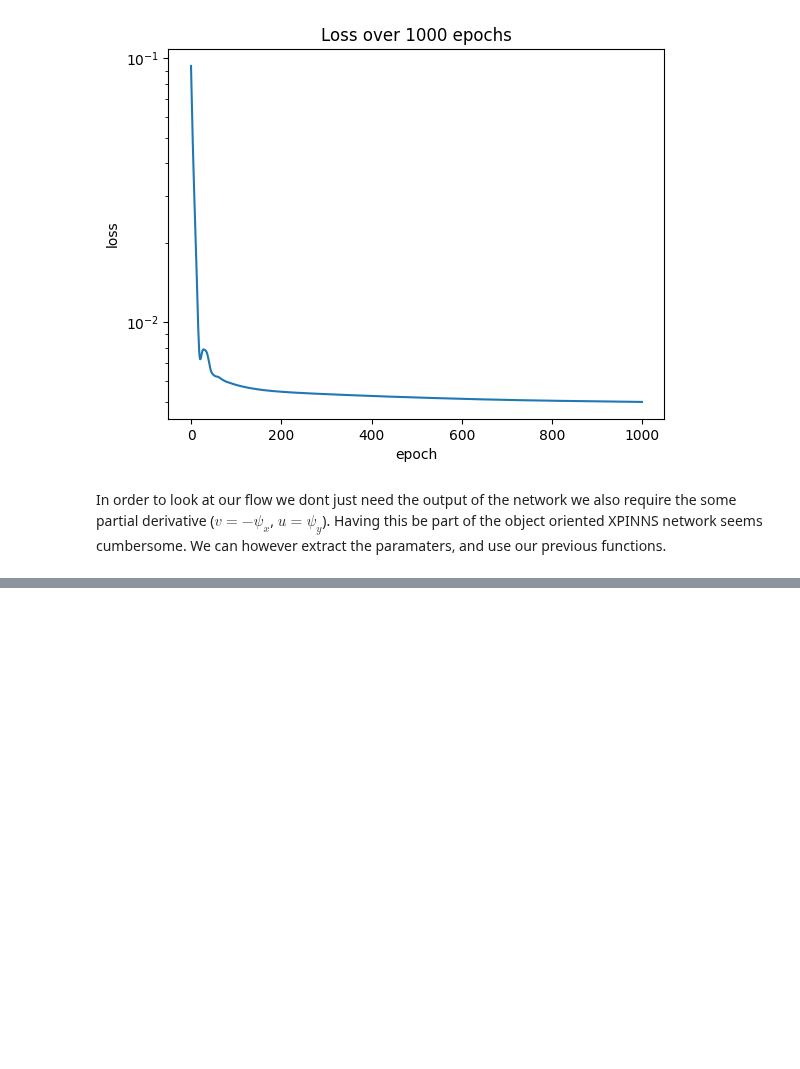
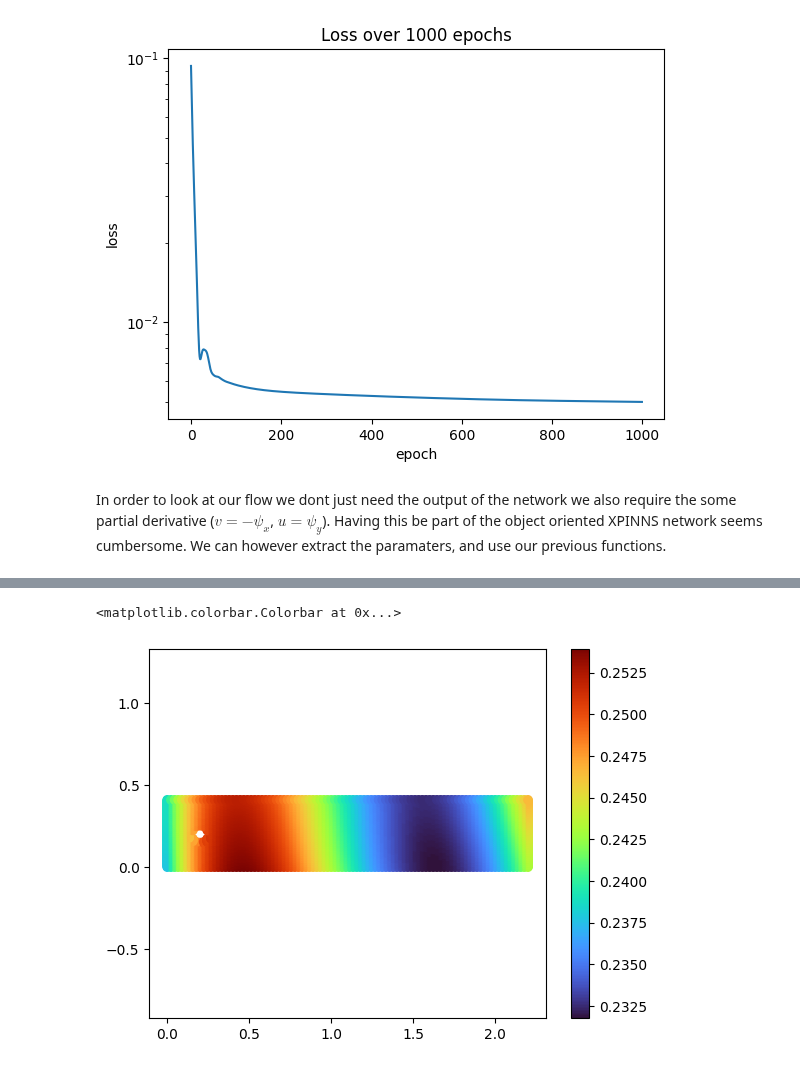
Before and after one commit to augustfe/FYS5429, a Jupyter notebook: Project1XPINNs/src/NavierStokes/NoDecomp/laminar.ipynb, the cells around one changed output, grey strips where cells are left out. Saved outputs shown, nothing was run; the diff lists cells and outputs as text; code cells hidden in the pictures; blank space fills up the shorter version.

```diff
--- a/Project1XPINNs/src/NavierStokes/NoDecomp/laminar.ipynb
+++ b/Project1XPINNs/src/NavierStokes/NoDecomp/laminar.ipynb
@@ -417,0 +418,12 @@ ValueError: 'c' argument has 1 elements, which is inconsistent with 'x' and 'y'
+# %%
+min_, max_ = tot_streamfunction.min(), tot_streamfunction.max()
+
+for point, pred in zip(points, streamfunction):
+    plt.scatter(point[:,0], point[:,1], c = pred, cmap="turbo", label="streamfunction")
+plt.title("Streamfunction")
+plt.clim(min_, max_)
+plt.axis("equal")
+plt.colorbar()
+# %% [output]
+<matplotlib.colorbar.Colorbar at 0x...>
+[figure, added]
```
Also changed, not shown: parts of 4 cells of this notebook.
